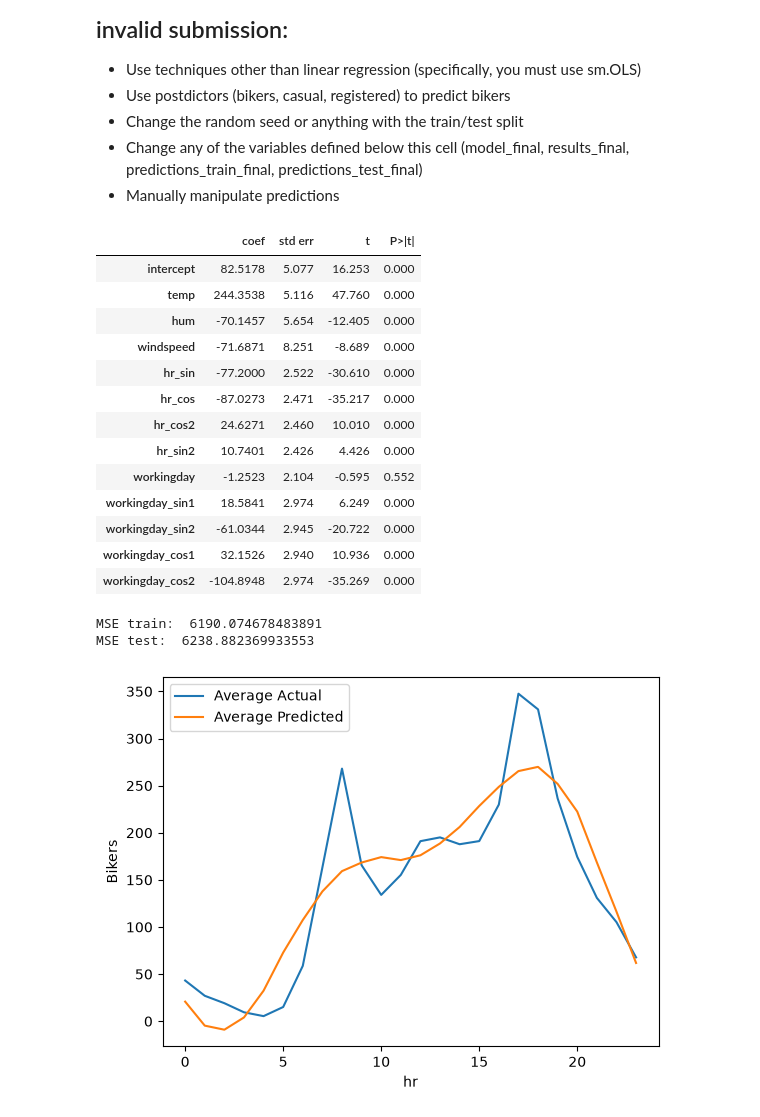
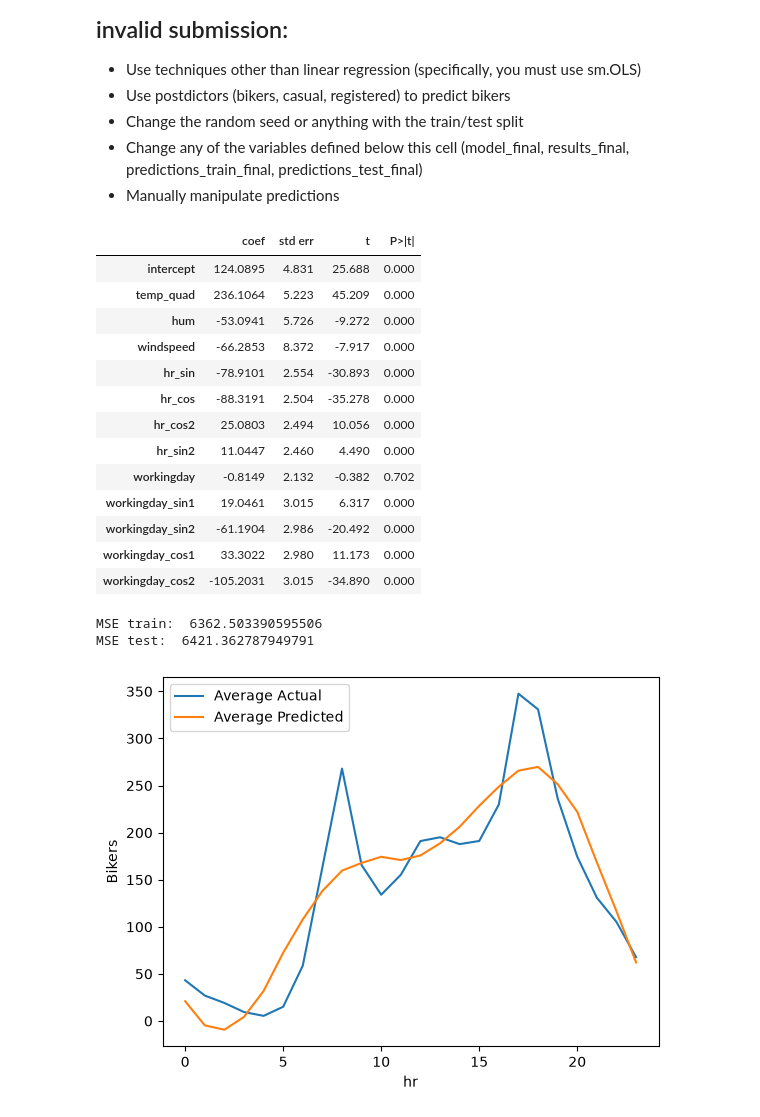
Before and after one commit to Ross-I-Hill/code_2600, a Jupyter notebook: mod05_nonlinear.ipynb, the cells around one changed output. Drawn from its saved outputs; the diff is of its cells as text; code cells hidden in the pictures.

Commit message:
temp_quad

```diff
--- a/mod05_nonlinear.ipynb
+++ b/mod05_nonlinear.ipynb
@@ -386,31 +386,35 @@ X_test['workingday_sin1'] = X_test['workingday'] * X_test['hr_sin']
 X_test['workingday_cos1'] = X_test['workingday'] * X_test['hr_cos']
 X_test['workingday_sin2'] = X_test['workingday'] * X_test['hr_sin2']
 X_test['workingday_cos2'] = X_test['workingday'] * X_test['hr_cos2']
+
+# making temp quadratic to model if it is too hot than we get a decrease in riders
+X_train['temp_quad'] = X_train['temp'] ** 2
+X_test['temp_quad'] = X_test['temp'] ** 2
 # %%
 # Build your linear regression model here.
 vars_to_include = [
-    'intercept', 'temp', 'hum', 'windspeed', 'hr_sin', 'hr_cos', 'hr_cos2', 'hr_sin2', 'workingday', 'workingday_sin1', 'workingday_sin2',
+    'intercept', 'temp_quad', 'hum', 'windspeed', 'hr_sin', 'hr_cos', 'hr_cos2', 'hr_sin2', 'workingday', 'workingday_sin1', 'workingday_sin2',
     'workingday_cos1', 'workingday_cos2'
 ]
 
 model_final = sm.OLS(y_train, X_train[vars_to_include])
 results_final = model_final.fit()
 summarize(results_final)
 # %% [output]
 |  | coef | std err | t | P>|t| |
-| intercept | 82.5178 | 5.077 | 16.253 | 0.000 |
-| temp | 244.3538 | 5.116 | 47.760 | 0.000 |
-| hum | -70.1457 | 5.654 | -12.405 | 0.000 |
-| windspeed | -71.6871 | 8.251 | -8.689 | 0.000 |
-| hr_sin | -77.2000 | 2.522 | -30.610 | 0.000 |
-| hr_cos | -87.0273 | 2.471 | -35.217 | 0.000 |
-| hr_cos2 | 24.6271 | 2.460 | 10.010 | 0.000 |
-| hr_sin2 | 10.7401 | 2.426 | 4.426 | 0.000 |
-| workingday | -1.2523 | 2.104 | -0.595 | 0.552 |
-| workingday_sin1 | 18.5841 | 2.974 | 6.249 | 0.000 |
-| workingday_sin2 | -61.0344 | 2.945 | -20.722 | 0.000 |
-| workingday_cos1 | 32.1526 | 2.940 | 10.936 | 0.000 |
-| workingday_cos2 | -104.8948 | 2.974 | -35.269 | 0.000 |
+| intercept | 124.0895 | 4.831 | 25.688 | 0.000 |
+| temp_quad | 236.1064 | 5.223 | 45.209 | 0.000 |
+| hum | -53.0941 | 5.726 | -9.272 | 0.000 |
+| windspeed | -66.2853 | 8.372 | -7.917 | 0.000 |
+| hr_sin | -78.9101 | 2.554 | -30.893 | 0.000 |
+| hr_cos | -88.3191 | 2.504 | -35.278 | 0.000 |
+| hr_cos2 | 25.0803 | 2.494 | 10.056 | 0.000 |
+| hr_sin2 | 11.0447 | 2.460 | 4.490 | 0.000 |
+| workingday | -0.8149 | 2.132 | -0.382 | 0.702 |
+| workingday_sin1 | 19.0461 | 3.015 | 6.317 | 0.000 |
+| workingday_sin2 | -61.1904 | 2.986 | -20.492 | 0.000 |
+| workingday_cos1 | 33.3022 | 2.980 | 11.173 | 0.000 |
+| workingday_cos2 | -105.2031 | 3.015 | -34.890 | 0.000 |
 # %%
 predictions_train_final = predict(X_train[vars_to_include], results_final)
 print('MSE train: ', mse(y_train, predictions_train_final))
@@ -418,8 +422,8 @@ print('MSE train: ', mse(y_train, predictions_train_final))
 predictions_test_final = predict(X_test[vars_to_include], results_final)
 print('MSE test: ', mse(y_test, predictions_test_final))
 # %% [output]
-MSE train:  6190.074678483891
-MSE test:  6238.882369933553
+MSE train:  6362.503390595506
+MSE test:  6421.362787949791
 # %%
 plot_avg_actual_vs_predicted_by_feature(X=X_train,
                                         y=y_train,
```
